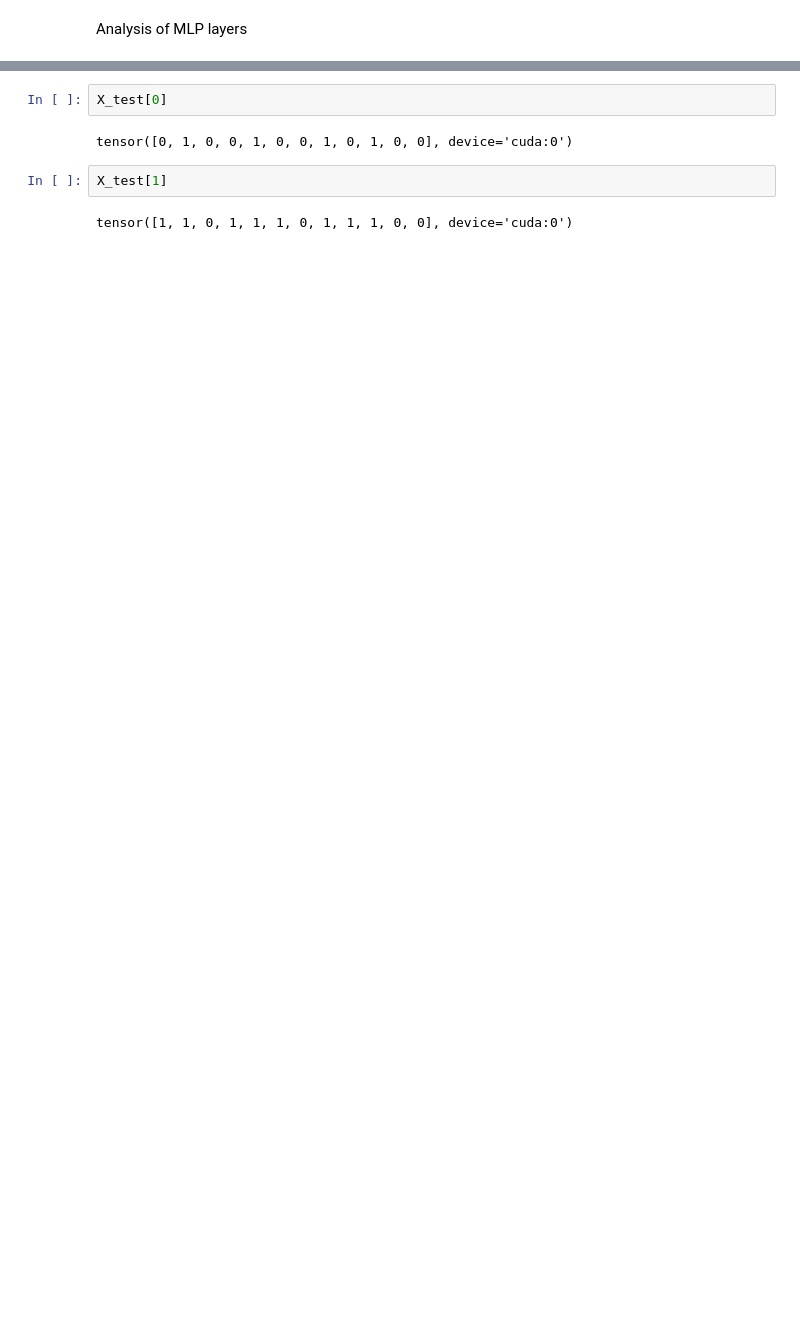
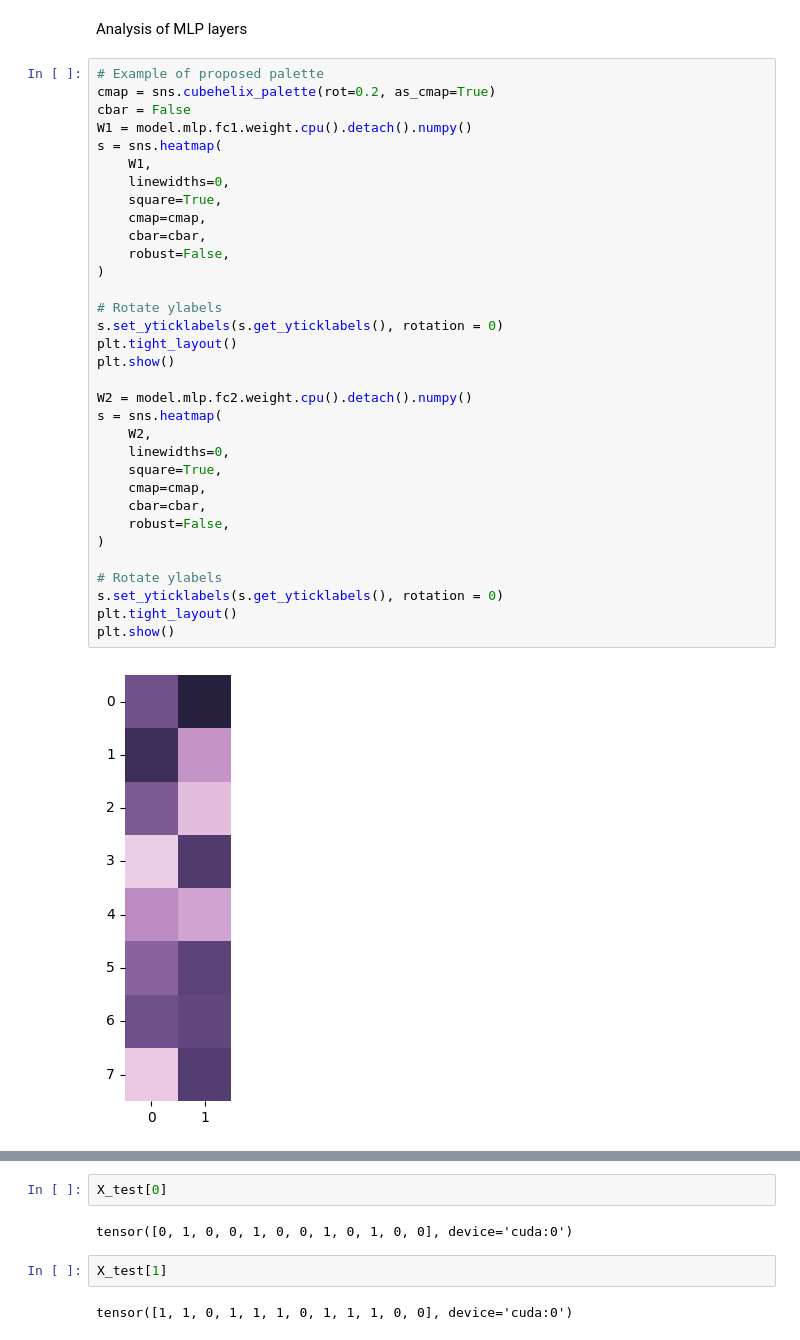
Before and after one commit to facebookresearch/pal, a Jupyter notebook: pruning/factorization.ipynb, the cells around one changed output, grey strips where cells are left out. Saved outputs shown, nothing was run; the diff lists cells and outputs as text; blank space fills up the shorter version.

Commit message:
Add colorblind palette

```diff
--- a/pruning/factorization.ipynb
+++ b/pruning/factorization.ipynb
@@ -305,2 +294,37 @@ MovieWriter imagemagick unavailable; using Pillow instead.
 # %% [markdown]
 Analysis of MLP layers
+# %%
+# Example of proposed palette
+cmap = sns.cubehelix_palette(rot=0.2, as_cmap=True)
+cbar = False
+W1 = model.mlp.fc1.weight.cpu().detach().numpy()
+s = sns.heatmap(
+    W1,
+    linewidths=0,
+    square=True,
+    cmap=cmap,
+    cbar=cbar,
+    robust=False,
+)
+
+# Rotate ylabels
+s.set_yticklabels(s.get_yticklabels(), rotation = 0)
+plt.tight_layout()
+plt.show()
+
+W2 = model.mlp.fc2.weight.cpu().detach().numpy()
+s = sns.heatmap(
+    W2,
+    linewidths=0,
+    square=True,
+    cmap=cmap,
+    cbar=cbar,
+    robust=False,
+)
+
+# Rotate ylabels
+s.set_yticklabels(s.get_yticklabels(), rotation = 0)
+plt.tight_layout()
+plt.show()
+# %% [output]
+[figure, added]
```
Also changed, not shown: parts of 11 cells of this notebook.
